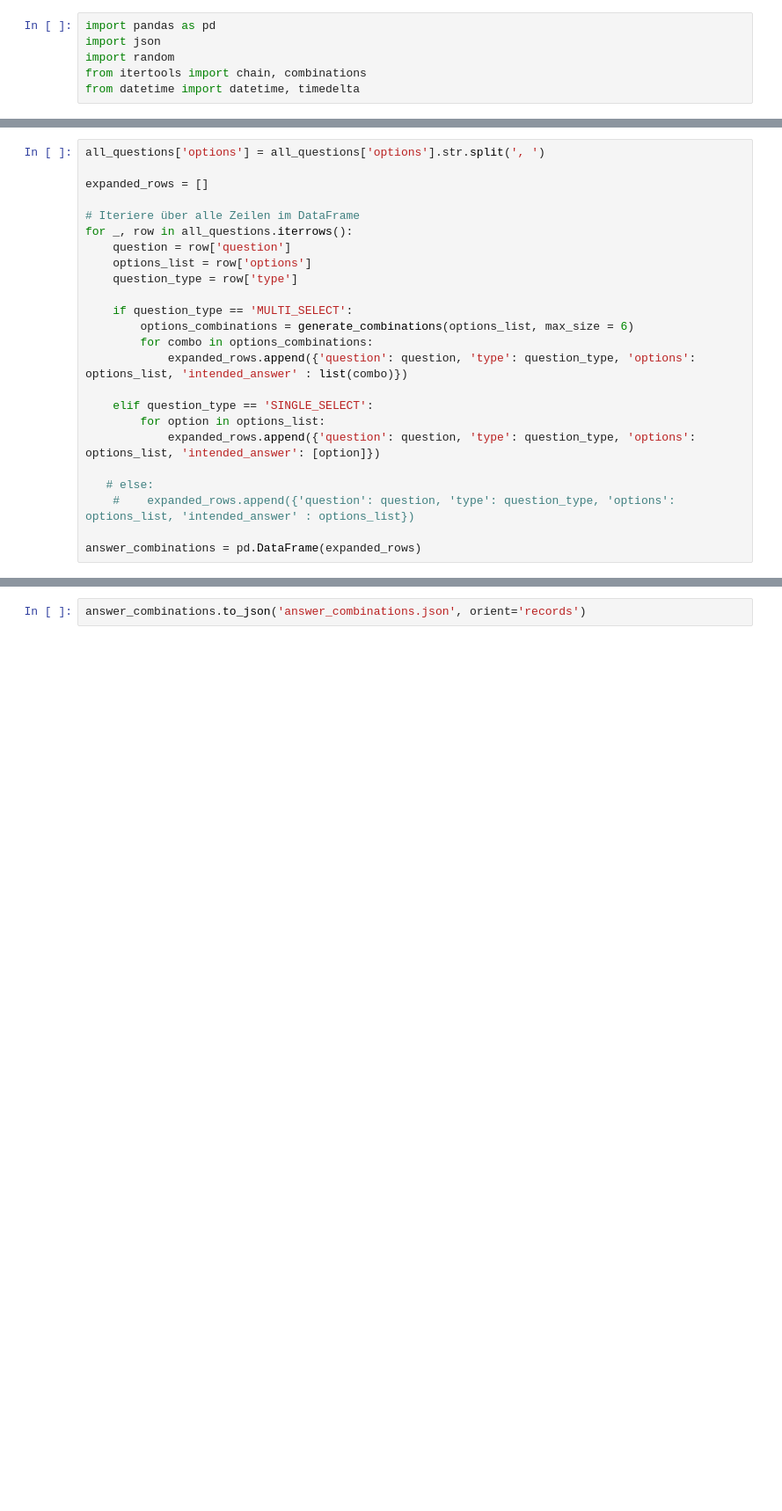
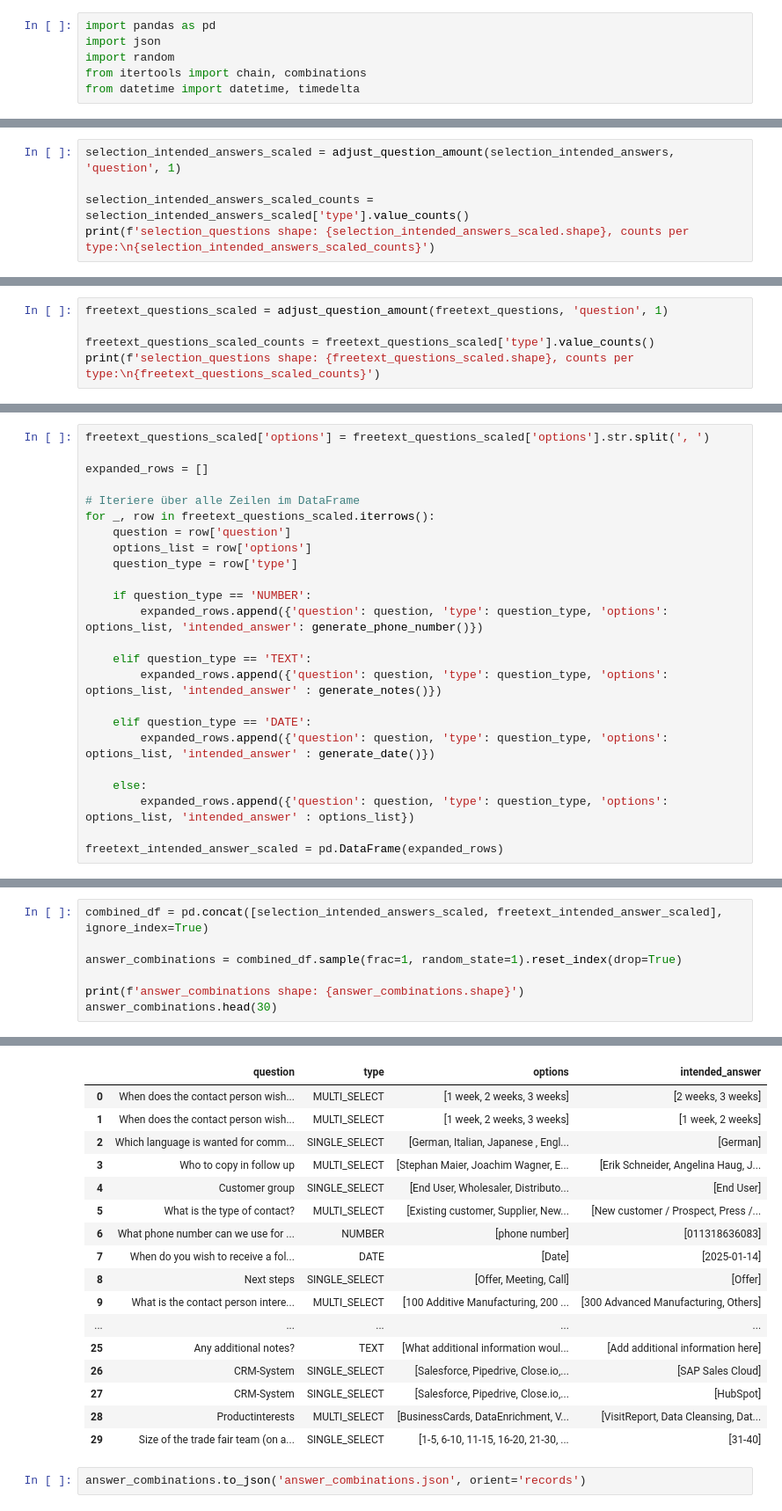
Before and after one commit to alexk2206/tds_capstone, a Jupyter notebook: answer_combinations.ipynb, the cells around one changed output, grey strips where cells are left out. Shown at 88% size. Saved outputs shown, nothing was run; the diff lists cells and outputs as text; blank space fills up the shorter version.

Commit message:
Created more answer_combinations including phone numbers, texts and dates

```diff
--- a/answer_combinations.ipynb
+++ b/answer_combinations.ipynb
@@ -38,0 +154,5 @@ def generate_date(today=None):
+# %%
+selection_intended_answers_scaled = adjust_question_amount(selection_intended_answers, 'question', 1)
+
+selection_intended_answers_scaled_counts = selection_intended_answers_scaled['type'].value_counts()
+print(f'selection_questions shape: {selection_intended_answers_scaled.shape}, counts per type:\n{selection_intended_answers_scaled_counts}')
@@ -38,0 +165,5 @@ def generate_date(today=None):
+# %%
+freetext_questions_scaled = adjust_question_amount(freetext_questions, 'question', 1)
+
+freetext_questions_scaled_counts = freetext_questions_scaled['type'].value_counts()
+print(f'selection_questions shape: {freetext_questions_scaled.shape}, counts per type:\n{freetext_questions_scaled_counts}')
@@ -39,24 +177,24 @@ def generate_date(today=None):
 # %%
-all_questions['options'] = all_questions['options'].str.split(', ')
+freetext_questions_scaled['options'] = freetext_questions_scaled['options'].str.split(', ')
 
 expanded_rows = []
 
 # Iteriere über alle Zeilen im DataFrame
-for _, row in all_questions.iterrows():
+for _, row in freetext_questions_scaled.iterrows():
     question = row['question']
     options_list = row['options']
     question_type = row['type']
 
-    if question_type == 'MULTI_SELECT':
-        options_combinations = generate_combinations(options_list, max_size = 6)
-        for combo in options_combinations:
-            expanded_rows.append({'question': question, 'type': question_type, 'options': options_list, 'intended_answer' : list(combo)})
+    if question_type == 'NUMBER':
+        expanded_rows.append({'question': question, 'type': question_type, 'options': options_list, 'intended_answer': generate_phone_number()})
 
-    elif question_type == 'SINGLE_SELECT':
-        for option in options_list:
-            expanded_rows.append({'question': question, 'type': question_type, 'options': options_list, 'intended_answer': [option]})
+    elif question_type == 'TEXT':
+        expanded_rows.append({'question': question, 'type': question_type, 'options': options_list, 'intended_answer' : generate_notes()})
 
-   # else:
-    #    expanded_rows.append({'question': question, 'type': question_type, 'options': options_list, 'intended_answer' : options_list})
+    elif question_type == 'DATE':
+        expanded_rows.append({'question': question, 'type': question_type, 'options': options_list, 'intended_answer' : generate_date()})
 
-answer_combinations = pd.DataFrame(expanded_rows)
+    else:
+        expanded_rows.append({'question': question, 'type': question_type, 'options': options_list, 'intended_answer' : options_list})
+
+freetext_intended_answer_scaled = pd.DataFrame(expanded_rows)
@@ -173,0 +201,8 @@ filtered_combinations
+# %%
+combined_df = pd.concat([selection_intended_answers_scaled, freetext_intended_answer_scaled], ignore_index=True)
+
+answer_combinations = combined_df.sample(frac=1, random_state=1).reset_index(drop=True)
+
+print(f'answer_combinations shape: {answer_combinations.shape}')
+answer_combinations.head(30)
+# %% [output]
@@ -174,2 +210,19 @@ filtered_combinations
+|  | question | type | options | intended_answer |
+| 0 | When does the contact person wish... | MULTI_SELECT | [1 week, 2 weeks, 3 weeks] | [2 weeks, 3 weeks] |
+| 1 | When does the contact person wish... | MULTI_SELECT | [1 week, 2 weeks, 3 weeks] | [1 week, 2 weeks] |
+| 2 | Which language is wanted for comm... | SINGLE_SELECT | [German, Italian, Japanese , Engl... | [German] |
+| 3 | Who to copy in follow up | MULTI_SELECT | [Stephan Maier, Joachim Wagner, E... | [Erik Schneider, Angelina Haug, J... |
+| 4 | Customer group | SINGLE_SELECT | [End User, Wholesaler, Distributo... | [End User] |
+| 5 | What is the type of contact? | MULTI_SELECT | [Existing customer, Supplier, New... | [New customer / Prospect, Press /... |
+| 6 | What phone number can we use for ... | NUMBER | [phone number] | [011318636083] |
+| 7 | When do you wish to receive a fol... | DATE | [Date] | [2025-01-14] |
+| 8 | Next steps | SINGLE_SELECT | [Offer, Meeting, Call] | [Offer] |
+| 9 | What is the contact person intere... | MULTI_SELECT | [100 Additive Manufacturing, 200 ... | [300 Advanced Manufacturing, Others] |
+| ... | ... | ... | ... | ... |
+| 25 | Any additional notes? | TEXT | [What additional information woul... | [Add additional information here] |
+| 26 | CRM-System | SINGLE_SELECT | [Salesforce, Pipedrive, Close.io,... | [SAP Sales Cloud] |
+| 27 | CRM-System | SINGLE_SELECT | [Salesforce, Pipedrive, Close.io,... | [HubSpot] |
+| 28 | Productinterests | MULTI_SELECT | [BusinessCards, DataEnrichment, V... | [VisitReport, Data Cleansing, Dat... |
+| 29 | Size of the trade fair team (on a... | SINGLE_SELECT | [1-5, 6-10, 11-15, 16-20, 21-30, ... | [31-40] |
 # %%
 answer_combinations.to_json('answer_combinations.json', orient='records')
```
Also changed, not shown: parts of 17 cells of this notebook.
